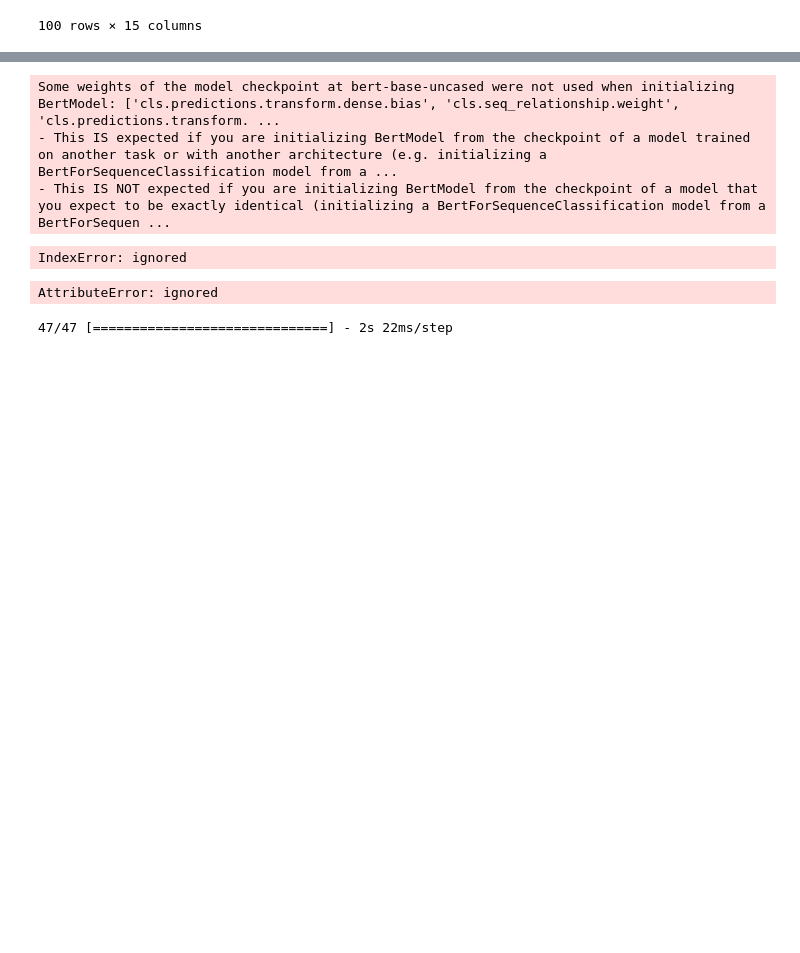
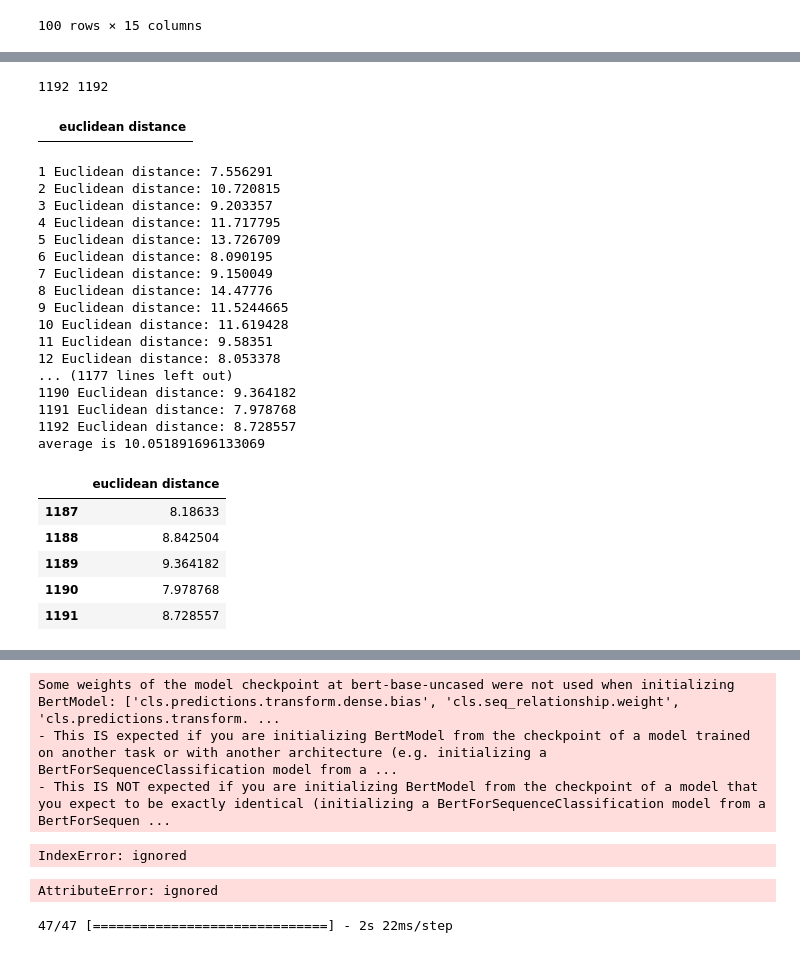
Before and after one commit to emondsarker/ChatGPT-v-Humans, a Jupyter notebook: bert_layerwise_cosine.ipynb, the cells around one changed output, grey strips where cells are left out. Drawn from its saved outputs; the diff is of its cells as text; code cells hidden in the pictures; blank space fills up the shorter version.

```diff
--- a/bert_layerwise_cosine.ipynb
+++ b/bert_layerwise_cosine.ipynb
@@ -587,0 +799,2 @@ RuntimeError: ignored
+# %%
+new_embeddings = concatenated_embeddings[0:2384]
@@ -587,0 +805,42 @@ RuntimeError: ignored
+# %%
+print(len(embeddings1),len(embeddings2))
+# %% [output]
+1192 1192
+# %%
+ed_df = pd.DataFrame(columns=['euclidean distance'])
+ed_df.head()
+# %% [output]
+|  | euclidean distance |
+# %%
+total = 0
+for i in range(len(embeddings1)):
+  euclidean_distance = np.linalg.norm(embeddings1[i] - embeddings2[i])
+  print(i+1,"Euclidean distance:", euclidean_distance)
+  ed_df.loc[i,["euclidean distance"]] = euclidean_distance
+  total = total + euclidean_distance
+print("average is", total/len(embeddings1))
+ed_df.tail()
+# %% [output]
+1 Euclidean distance: 7.556291
+2 Euclidean distance: 10.720815
+3 Euclidean distance: 9.203357
+4 Euclidean distance: 11.717795
+5 Euclidean distance: 13.726709
+6 Euclidean distance: 8.090195
+7 Euclidean distance: 9.150049
+8 Euclidean distance: 14.47776
+9 Euclidean distance: 11.5244665
+10 Euclidean distance: 11.619428
+11 Euclidean distance: 9.58351
+12 Euclidean distance: 8.053378
+... (1177 lines left out)
+1190 Euclidean distance: 9.364182
+1191 Euclidean distance: 7.978768
+1192 Euclidean distance: 8.728557
+average is 10.051891696133069
+|  | euclidean distance |
+| 1187 | 8.18633 |
+| 1188 | 8.842504 |
+| 1189 | 9.364182 |
+| 1190 | 7.978768 |
+| 1191 | 8.728557 |
```
Also changed, not shown: parts of 36 cells of this notebook.
